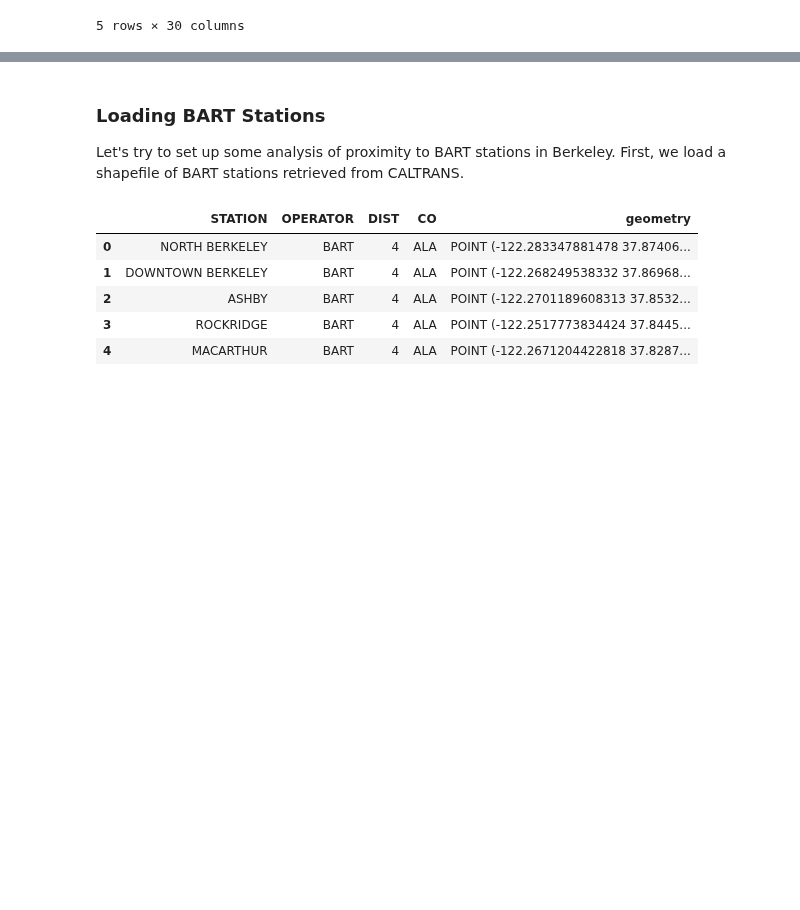
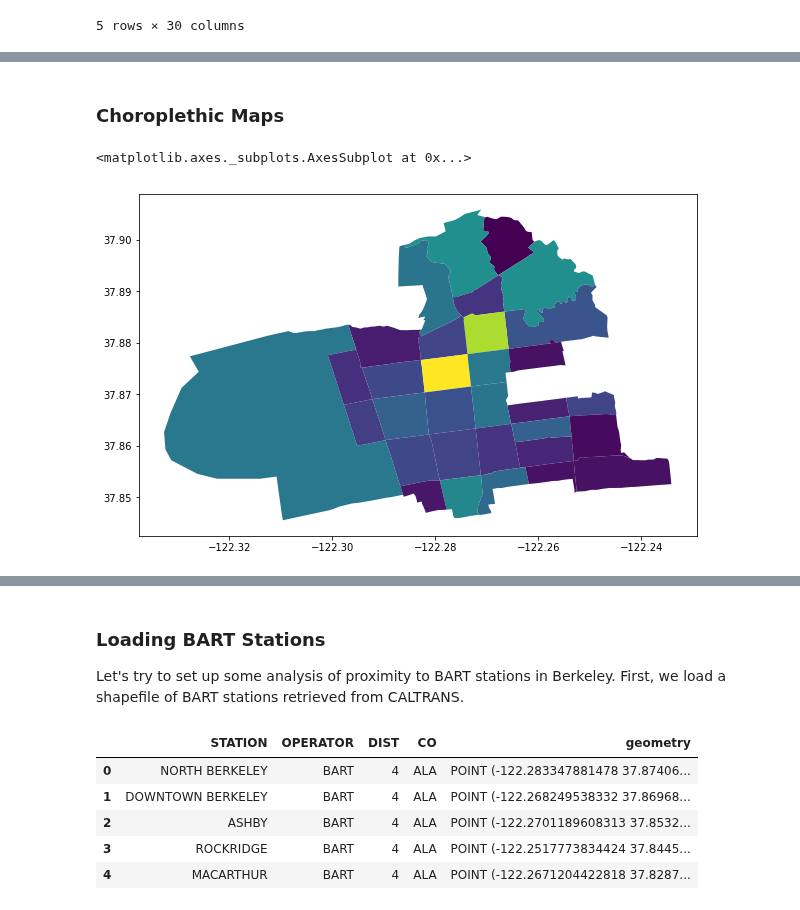
Before and after one commit to waddell/urban-informatics-and-visualization, a Jupyter notebook: 10-mapping/mapping-part-1.ipynb, the cells around one changed output, grey strips where cells are left out. Cells and saved outputs as stored; diff of their text form; code cells hidden in the pictures; blank space fills up the shorter version.

```diff
--- a/10-mapping/mapping-part-1.ipynb
+++ b/10-mapping/mapping-part-1.ipynb
@@ -322,0 +359,3 @@ geovandalism_proj_blocks.head()
+# %%
+tract_v = geovandalism_proj_blocks.groupby('tractce10')['Case_ID'].count().to_frame(name='total_vandalism').reset_index()
+tract_v.head()
@@ -322,0 +369,3 @@ geovandalism_proj_blocks.head()
+# %%
+tracts2 = pd.merge(tracts,tract_v, left_index=True, right_on='tractce10')
+tracts2.head()
@@ -322,0 +379,7 @@ geovandalism_proj_blocks.head()
+# %% [markdown]
+### Choroplethic Maps
+# %%
+tracts2.plot(column='total_vandalism')
+# %% [output]
+<matplotlib.axes._subplots.AxesSubplot at 0x...>
+[figure, added]
```
Also changed, not shown: parts of 48 cells of this notebook.
